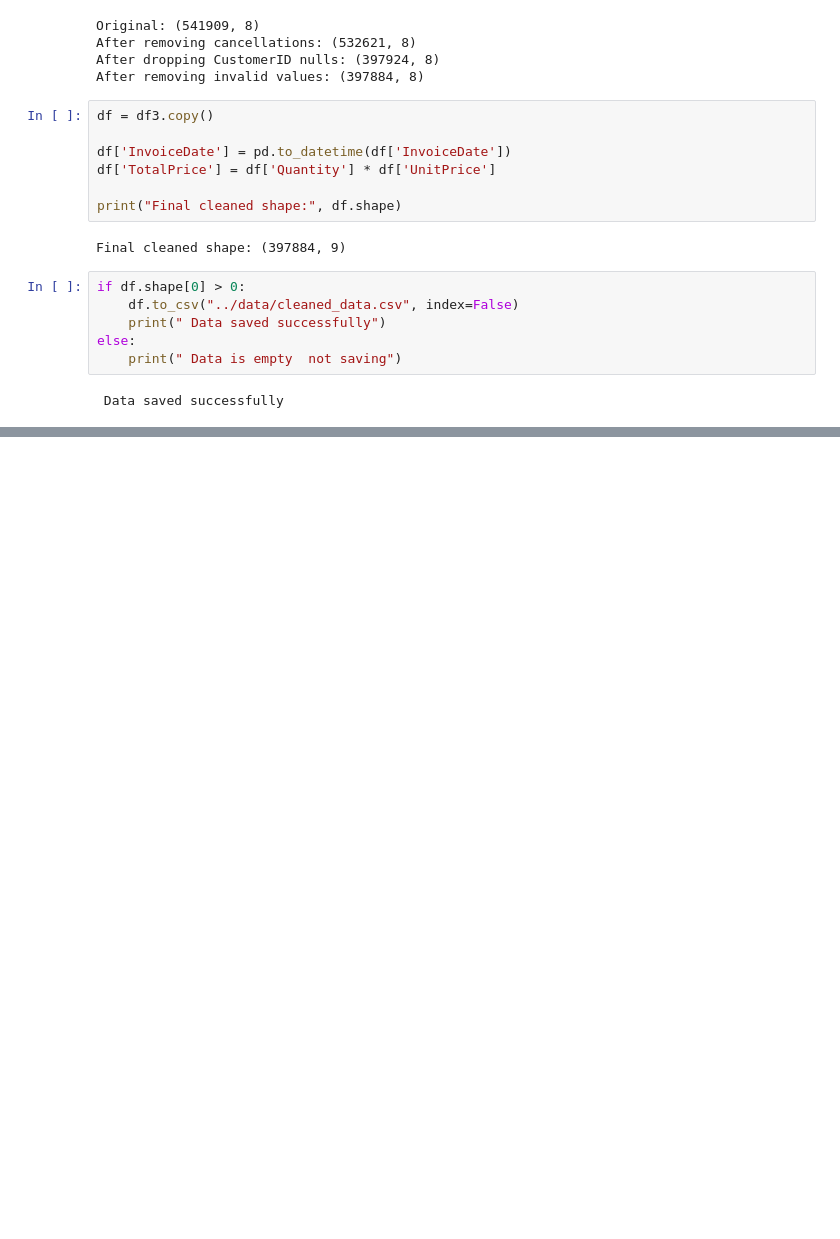
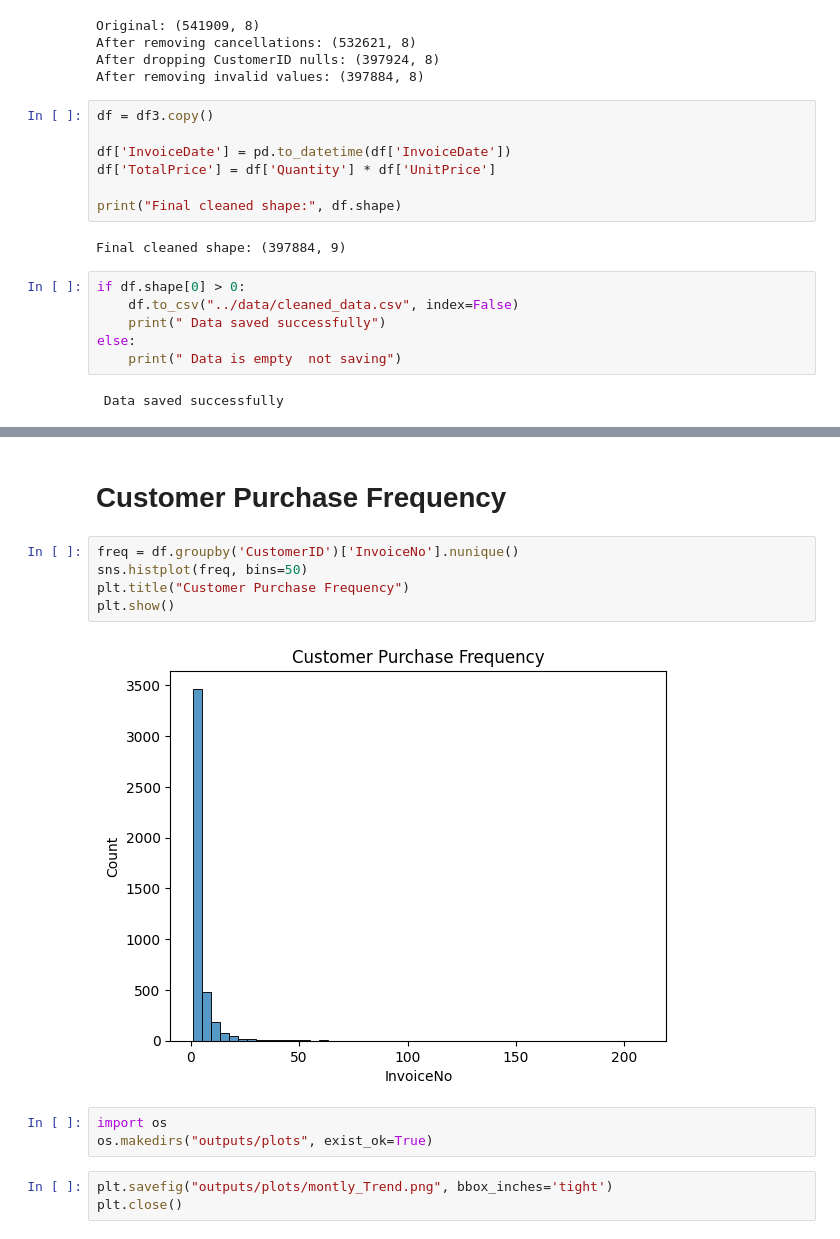
Before and after one commit to azizkh4ndev-ops/NeuralRetail, a Jupyter notebook: notebooks/eda.ipynb, the cells around one changed output, grey strips where cells are left out. Drawn from its saved outputs; the diff is of its cells as text; blank space fills up the shorter version.

```diff
--- a/notebooks/eda.ipynb
+++ b/notebooks/eda.ipynb
@@ -113,0 +141,15 @@ Index(['InvoiceNo', 'StockCode', 'Description', 'Quantity', 'InvoiceDate',
+# %% [markdown]
+# Customer Purchase Frequency
+# %%
+freq = df.groupby('CustomerID')['InvoiceNo'].nunique()
+sns.histplot(freq, bins=50)
+plt.title("Customer Purchase Frequency")
+plt.show()
+# %% [output]
+[figure, added]
+# %%
+import os
+os.makedirs("outputs/plots", exist_ok=True)
+# %%
+plt.savefig("outputs/plots/montly_Trend.png", bbox_inches='tight')
+plt.close()
```
Also changed, not shown: parts of 8 cells of this notebook, 1 other file.
